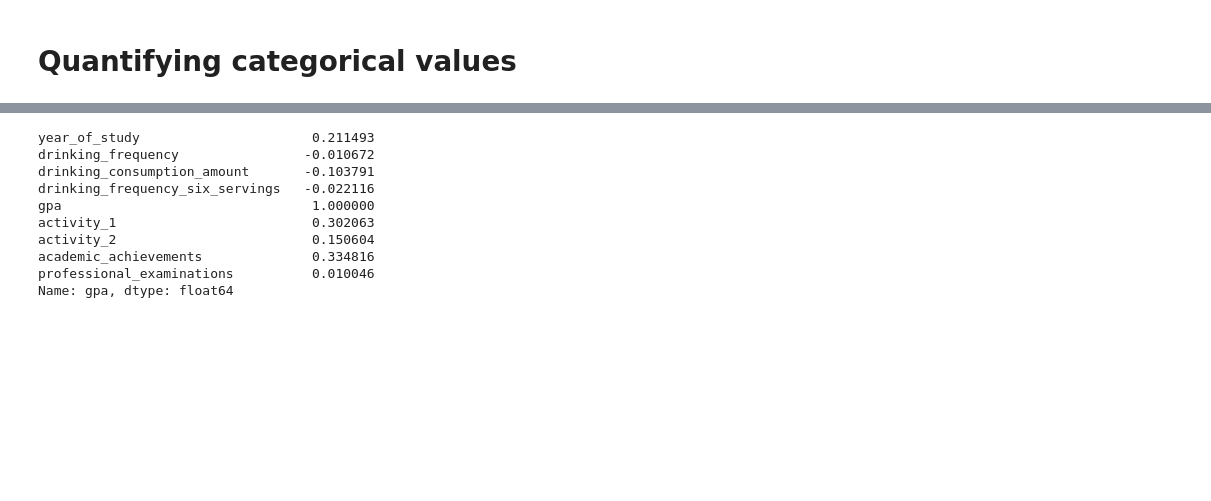
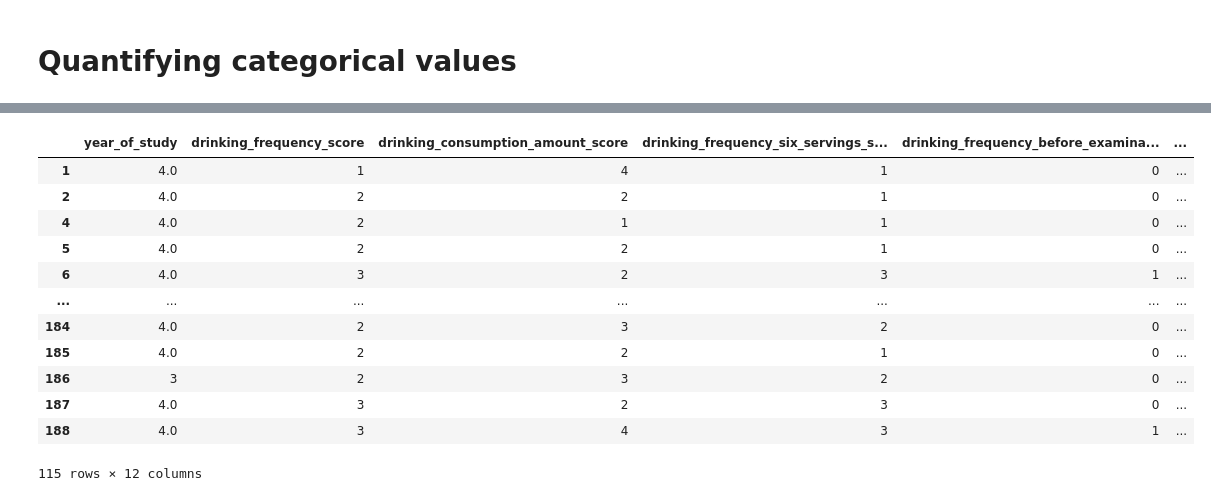
Before and after one commit to nicktanryo/gecc-fyp, a Jupyter notebook: analysis.ipynb, the cells around one changed output, grey strips where cells are left out. Saved outputs shown, nothing was run; the diff lists cells and outputs as text; code cells hidden in the pictures; blank space fills up the shorter version.

```diff
--- a/analysis.ipynb
+++ b/analysis.ipynb
@@ -332,13 +190,0 @@ See the caveats in the documentation: https://pandas.pydata.org/pandas-docs/stab
-# %%
-attribute_correlation.gpa
-# %% [output]
-year_of_study                      0.211493
-drinking_frequency                -0.010672
-drinking_consumption_amount       -0.103791
-drinking_frequency_six_servings   -0.022116
-gpa                                1.000000
-activity_1                         0.302063
-activity_2                         0.150604
-academic_achievements              0.334816
-professional_examinations          0.010046
-Name: gpa, dtype: float64
@@ -344,0 +281,39 @@ Name: gpa, dtype: float64
+# %%
+# get overall score
+df_drinker_quantified = df_drinker_quantified.assign(
+    risk_score=(df_drinker_quantified.drinking_consumption_amount_score +
+                df_drinker_quantified.drinking_frequency_score +
+                df_drinker_quantified.drinking_frequency_six_servings_score +
+                df_drinker_quantified.drinking_frequency_before_examination_score
+    )
+)
+
+def classification_risk_score_category(score):
+    if score <= 3:
+        return "Low"
+    elif score <= 6:
+        return "Increasing"
+    elif score <= 9:
+        return "Harmful"
+    else:
+        return "Dependence"
+
+
+df_drinker_quantified = df_drinker_quantified.assign(risk_score_category=df_drinker_quantified.risk_score.apply(classification_risk_score_category))
+
+
+df_drinker_quantified
+# %% [output]
+|  | year_of_study | drinking_frequency_score | drinking_consumption_amount_score | drinking_frequency_six_servings_s... | drinking_frequency_before_examina... | ... |
+| 1 | 4.0 | 1 | 4 | 1 | 0 | ... |
+| 2 | 4.0 | 2 | 2 | 1 | 0 | ... |
+| 4 | 4.0 | 2 | 1 | 1 | 0 | ... |
+| 5 | 4.0 | 2 | 2 | 1 | 0 | ... |
+| 6 | 4.0 | 3 | 2 | 3 | 1 | ... |
+| ... | ... | ... | ... | ... | ... | ... |
+| 184 | 4.0 | 2 | 3 | 2 | 0 | ... |
+| 185 | 4.0 | 2 | 2 | 1 | 0 | ... |
+| 186 | 3 | 2 | 3 | 2 | 0 | ... |
+| 187 | 4.0 | 3 | 2 | 3 | 0 | ... |
+| 188 | 4.0 | 3 | 4 | 3 | 1 | ... |
+115 rows × 12 columns
```
Also changed, not shown: parts of 25 cells of this notebook.
